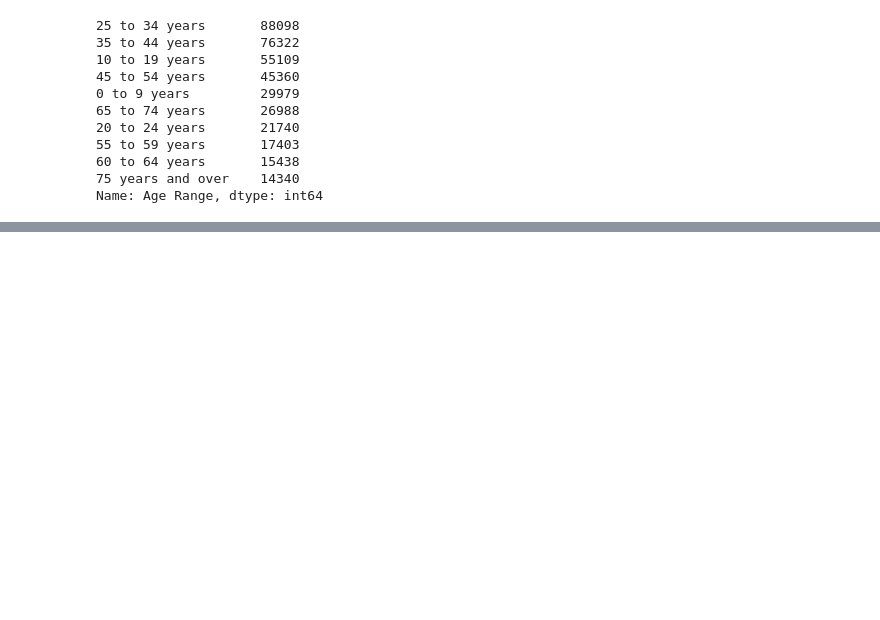
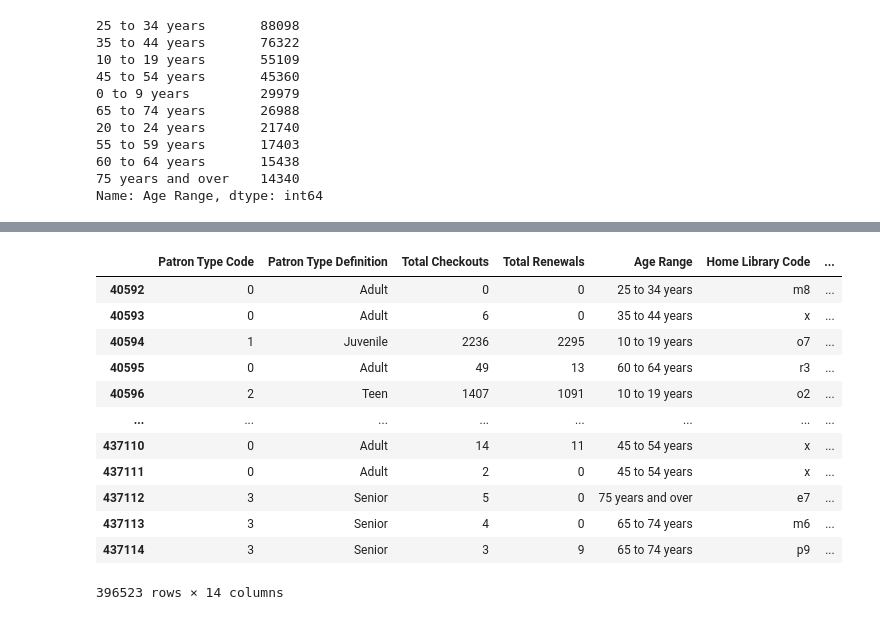
Before and after one commit to anna-leida/2022-2023-Data_Librarian_Anna-Leida_Kornas, a Jupyter notebook: Modul_3/notebooks/3.3_Projektaufgabe.ipynb, the cells around one changed output, grey strips where cells are left out. Cells and saved outputs as stored; diff of their text form; code cells hidden in the pictures; blank space fills up the shorter version.

```diff
--- a/Modul_3/notebooks/3.3_Projektaufgabe.ipynb
+++ b/Modul_3/notebooks/3.3_Projektaufgabe.ipynb
@@ -84,0 +102,17 @@ Name: Age Range, dtype: int64
+# %%
+monat = df.loc[df['Circulation Active Month'].isnull() == False]
+monat
+# %% [output]
+|  | Patron Type Code | Patron Type Definition | Total Checkouts | Total Renewals | Age Range | Home Library Code | ... |
+| 40592 | 0 | Adult | 0 | 0 | 25 to 34 years | m8 | ... |
+| 40593 | 0 | Adult | 6 | 0 | 35 to 44 years | x | ... |
+| 40594 | 1 | Juvenile | 2236 | 2295 | 10 to 19 years | o7 | ... |
+| 40595 | 0 | Adult | 49 | 13 | 60 to 64 years | r3 | ... |
+| 40596 | 2 | Teen | 1407 | 1091 | 10 to 19 years | o2 | ... |
+| ... | ... | ... | ... | ... | ... | ... | ... |
+| 437110 | 0 | Adult | 14 | 11 | 45 to 54 years | x | ... |
+| 437111 | 0 | Adult | 2 | 0 | 45 to 54 years | x | ... |
+| 437112 | 3 | Senior | 5 | 0 | 75 years and over | e7 | ... |
+| 437113 | 3 | Senior | 4 | 0 | 65 to 74 years | m6 | ... |
+| 437114 | 3 | Senior | 3 | 9 | 65 to 74 years | p9 | ... |
+396523 rows × 14 columns
```
Also changed, not shown: parts of 17 cells of this notebook.
